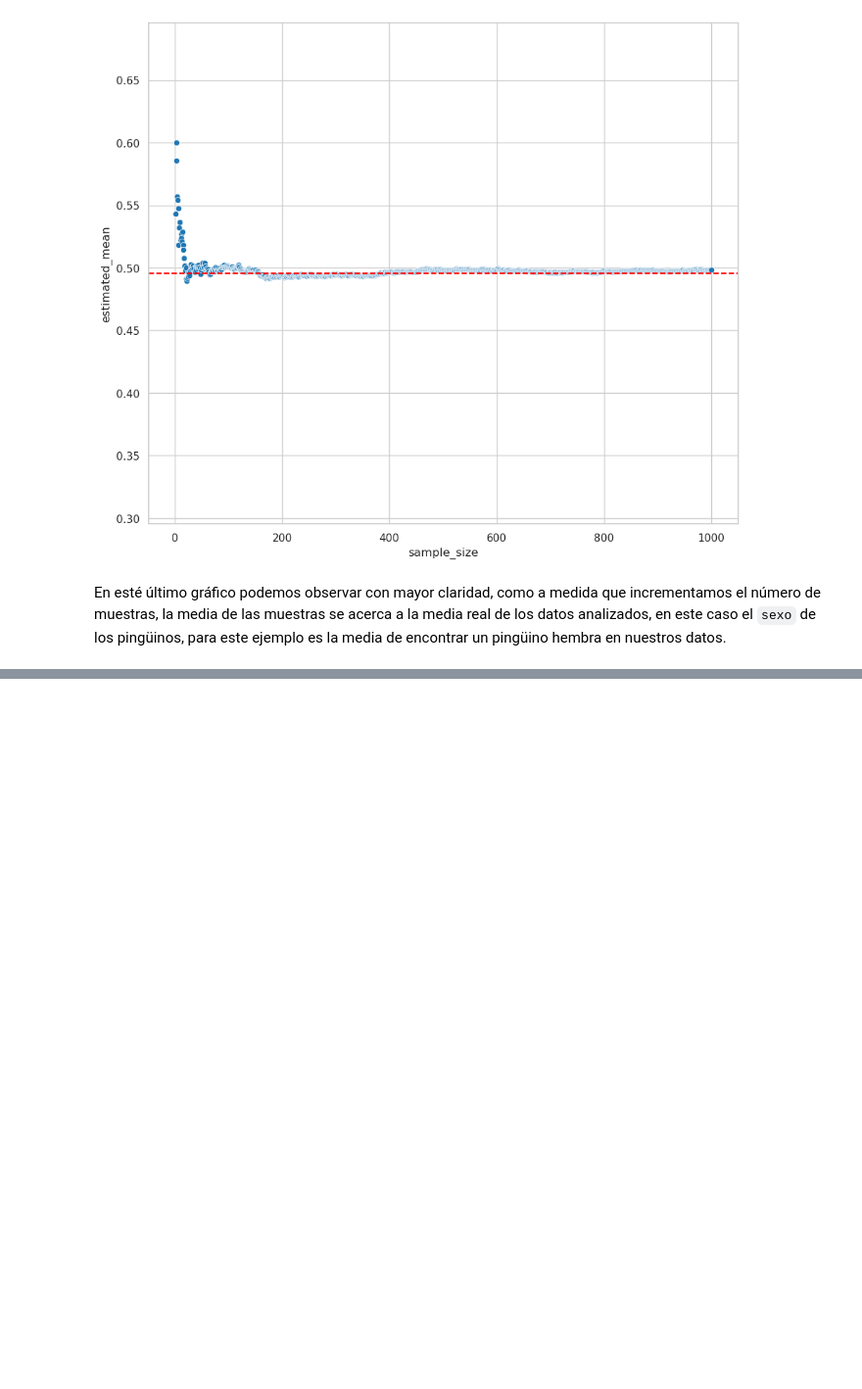
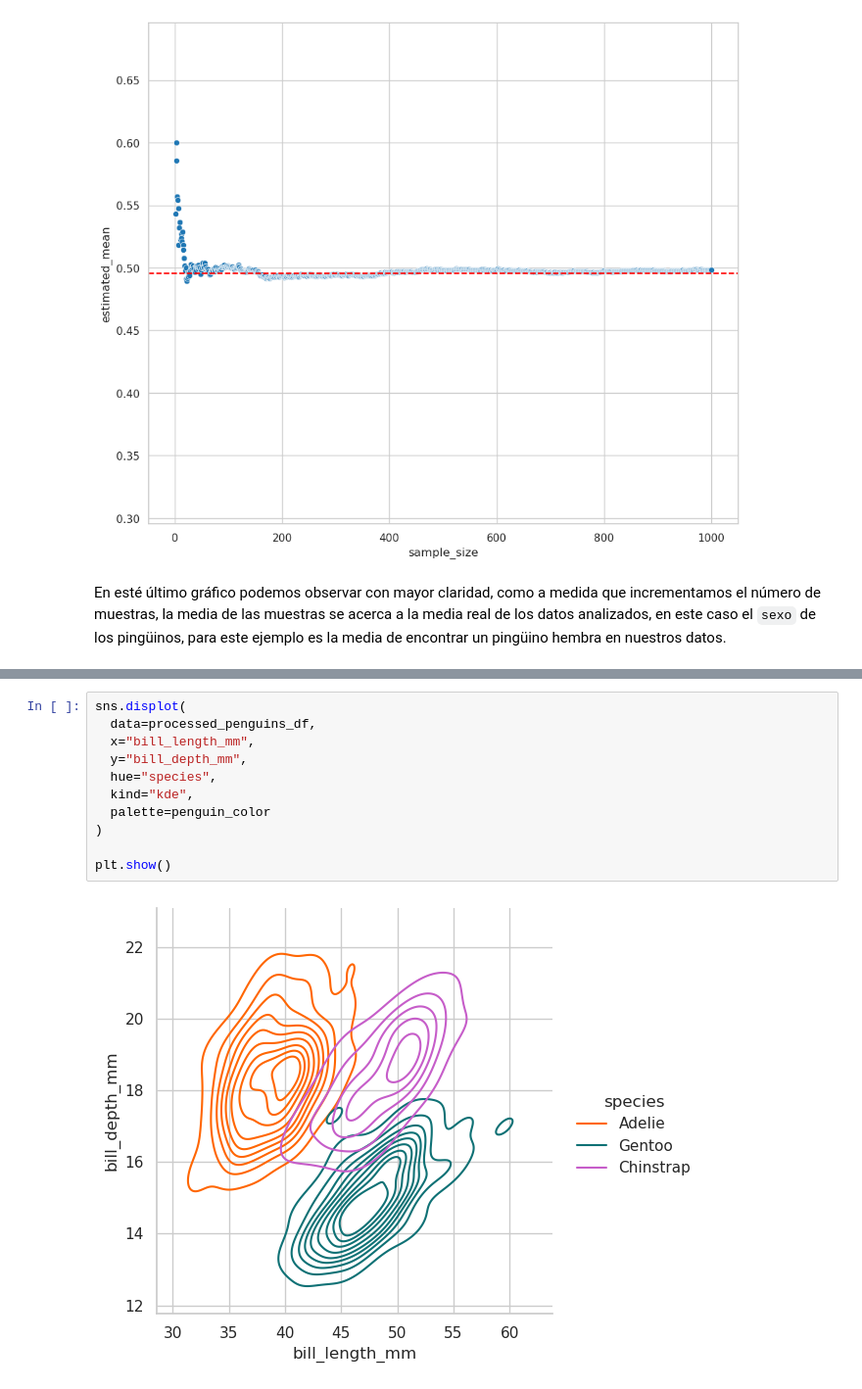
Before and after one commit to pahoalapizco/eda_penguins, a Jupyter notebook: notebooks/1.0-eda_penguins-introduction.ipynb, the cells around one changed output, grey strips where cells are left out. Shown at 98% size. Saved outputs shown, nothing was run; the diff lists cells and outputs as text; blank space fills up the shorter version.

```diff
--- a/notebooks/1.0-eda_penguins-introduction.ipynb
+++ b/notebooks/1.0-eda_penguins-introduction.ipynb
@@ -971,0 +1002,13 @@ En esté último gráfico podemos observar con mayor claridad, como a medida que
+# %%
+sns.displot(
+  data=processed_penguins_df,
+  x="bill_length_mm",
+  y="bill_depth_mm",
+  hue="species",
+  kind="kde",
+  palette=penguin_color
+)
+
+plt.show()
+# %% [output]
+[figure, added]
```
Also changed, not shown: parts of 5 cells of this notebook.
